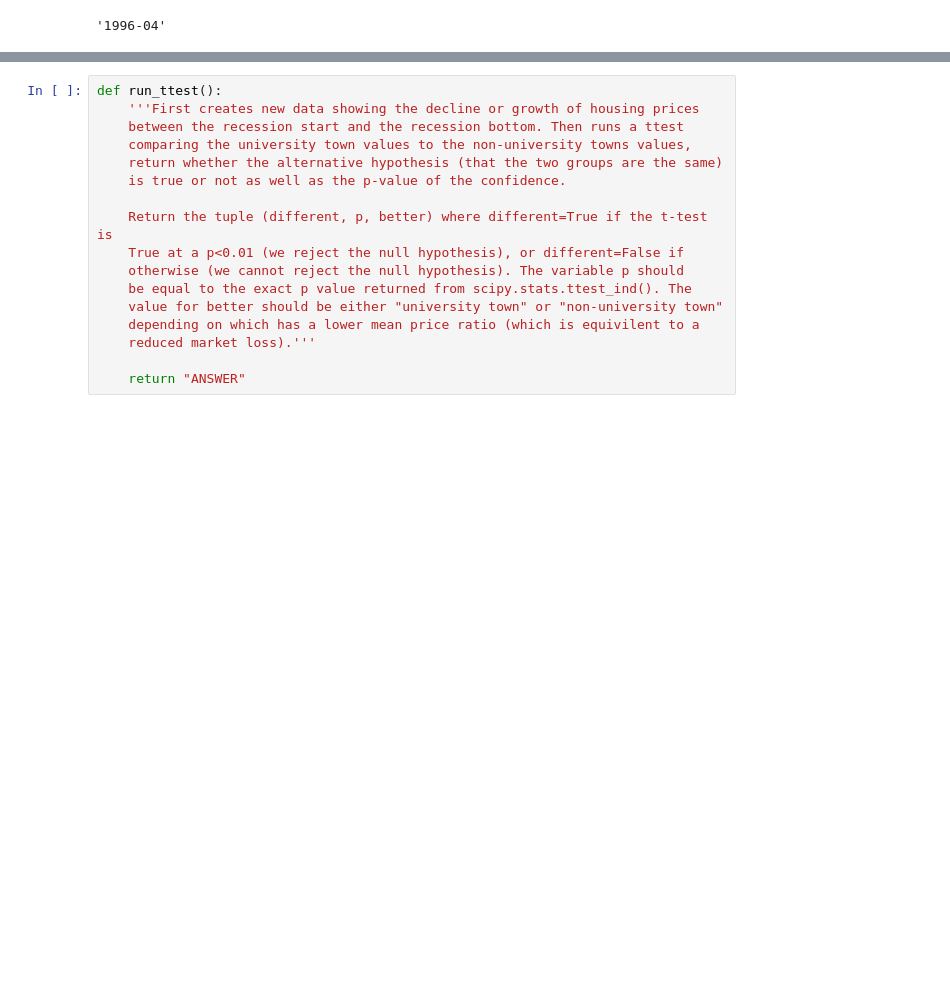
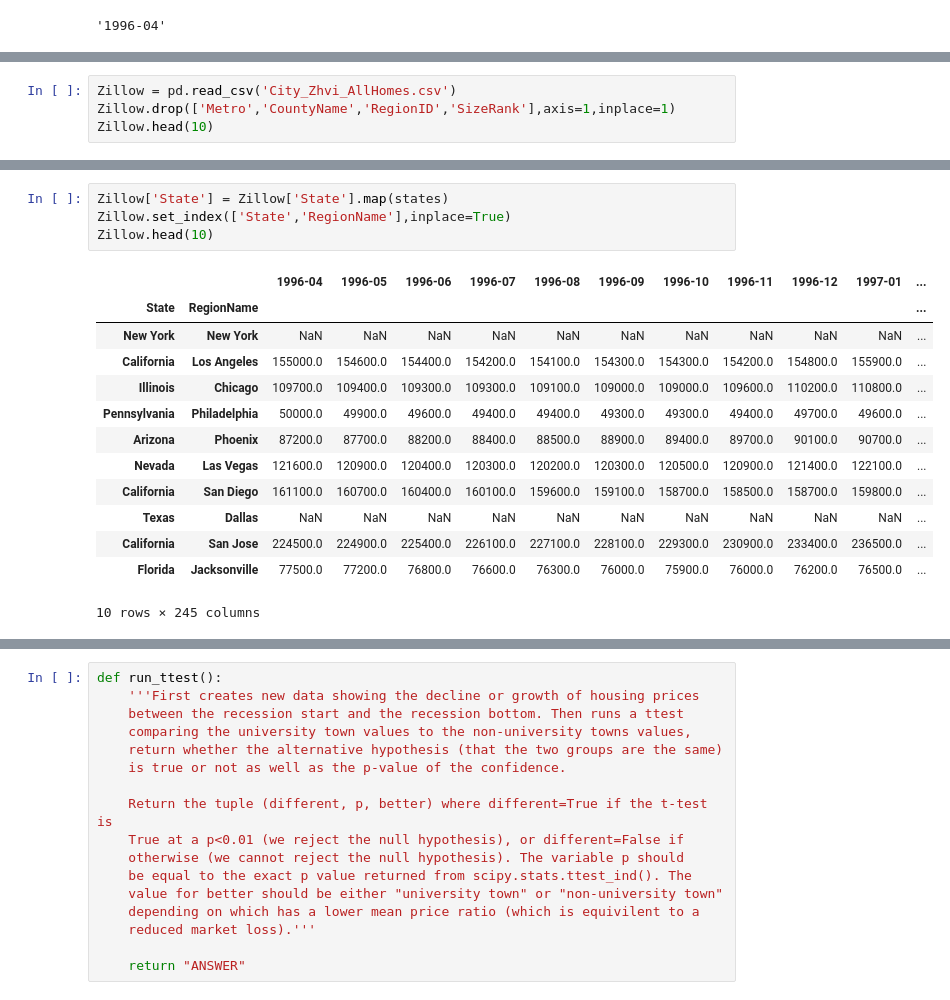
Before and after one commit to vectormars/Applied-Data-Science-with-Python, a Jupyter notebook: Course 1. Introduction to Data Science in Python/Week 4. Statistical Analysis in Python/Assignment+4.ipynb, the cells around one changed output, grey strips where cells are left out. Cells and saved outputs as stored; diff of their text form; blank space fills up the shorter version.

```diff
--- a/Course 1. Introduction to Data Science in Python/Week 4. Statistical Analysis in Python/Assignment+4.ipynb
+++ b/Course 1. Introduction to Data Science in Python/Week 4. Statistical Analysis in Python/Assignment+4.ipynb
@@ -537,0 +644,4 @@ Zillow_column_month[0]
+# %%
+Zillow = pd.read_csv('City_Zhvi_AllHomes.csv')
+Zillow.drop(['Metro','CountyName','RegionID','SizeRank'],axis=1,inplace=1)
+Zillow.head(10)
@@ -537,0 +661,18 @@ Zillow_column_month[0]
+# %%
+Zillow['State'] = Zillow['State'].map(states)
+Zillow.set_index(['State','RegionName'],inplace=True)
+Zillow.head(10)
+# %% [output]
+|  |  | 1996-04 | 1996-05 | 1996-06 | 1996-07 | 1996-08 | 1996-09 | 1996-10 | 1996-11 | 1996-12 | 1997-01 | ... |
+| State | RegionName |  |  |  |  |  |  |  |  |  |  | ... |
+| New York | New York | NaN | NaN | NaN | NaN | NaN | NaN | NaN | NaN | NaN | NaN | ... |
+| California | Los Angeles | 155000.0 | 154600.0 | 154400.0 | 154200.0 | 154100.0 | 154300.0 | 154300.0 | 154200.0 | 154800.0 | 155900.0 | ... |
+| Illinois | Chicago | 109700.0 | 109400.0 | 109300.0 | 109300.0 | 109100.0 | 109000.0 | 109000.0 | 109600.0 | 110200.0 | 110800.0 | ... |
+| Pennsylvania | Philadelphia | 50000.0 | 49900.0 | 49600.0 | 49400.0 | 49400.0 | 49300.0 | 49300.0 | 49400.0 | 49700.0 | 49600.0 | ... |
+| Arizona | Phoenix | 87200.0 | 87700.0 | 88200.0 | 88400.0 | 88500.0 | 88900.0 | 89400.0 | 89700.0 | 90100.0 | 90700.0 | ... |
+| Nevada | Las Vegas | 121600.0 | 120900.0 | 120400.0 | 120300.0 | 120200.0 | 120300.0 | 120500.0 | 120900.0 | 121400.0 | 122100.0 | ... |
+| California | San Diego | 161100.0 | 160700.0 | 160400.0 | 160100.0 | 159600.0 | 159100.0 | 158700.0 | 158500.0 | 158700.0 | 159800.0 | ... |
+| Texas | Dallas | NaN | NaN | NaN | NaN | NaN | NaN | NaN | NaN | NaN | NaN | ... |
+| California | San Jose | 224500.0 | 224900.0 | 225400.0 | 226100.0 | 227100.0 | 228100.0 | 229300.0 | 230900.0 | 233400.0 | 236500.0 | ... |
+| Florida | Jacksonville | 77500.0 | 77200.0 | 76800.0 | 76600.0 | 76300.0 | 76000.0 | 75900.0 | 76000.0 | 76200.0 | 76500.0 | ... |
+10 rows × 245 columns
```
Also changed, not shown: parts of 26 cells of this notebook.
